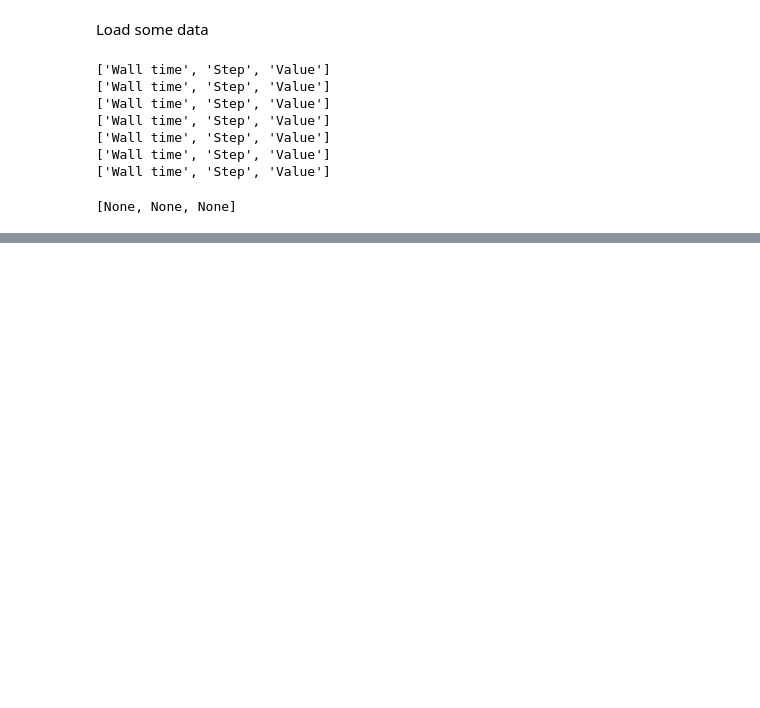
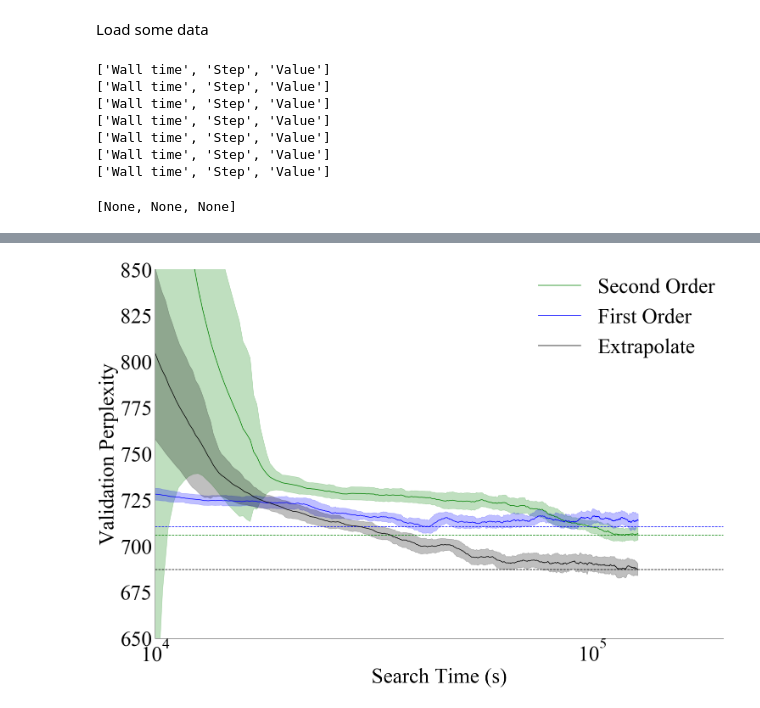
Before and after one commit to georgeadam/menas, a Jupyter notebook: src/graphing/final_train.ipynb, the cells around one changed output, grey strips where cells are left out. Drawn from its saved outputs; the diff is of its cells as text; code cells hidden in the pictures; blank space fills up the shorter version.

```diff
--- a/src/graphing/final_train.ipynb
+++ b/src/graphing/final_train.ipynb
@@ -155,0 +146,31 @@ fig.savefig(pwd + 'search_comparison.pdf', bbox_inches='tight', dpi=200)
+# %%
+# Create figure and axes.
+fig.clf()
+fig = plt.figure(figsize=(24,16))
+num_rows, num_cols = 1, 1
+axs = [fig.add_subplot(num_rows, num_cols, i+1) for i in range(num_rows * num_cols)]
+
+graph_info(axs[0], second_order_darts, 'Second Order', 'g', x_val='Wall time')
+#axs[0].semilogx(second_order_darts['Step'], second_order_darts['min_value'], c='g', label='Second Order')
+#print(second_order_darts['min_value'])
+graph_info(axs[0], first_order_darts, 'First Order', 'b', x_val='Wall time')
+graph_info(axs[0], extrapolate_darts, 'Extrapolate', 'k', x_val='Wall time')
+
+
+axs[0].set_ylim(650, 850)
+axs[0].set_xlim(10e3, 2*10e4)
+for a in axs:
+    a.legend(fancybox=True, borderaxespad=0.0, framealpha=0.0)
+axs[0].set_xlabel('Search Time (s)')
+axs[0].set_ylabel('Validation Perplexity')
+
+axs[0].tick_params(axis='x', which='both', bottom=False, top=False)
+axs[0].tick_params(axis='y', which='both', left=False, right=False)
+axs[0].grid(False)
+axs[0].spines['right'].set_visible(False)
+axs[0].spines['top'].set_visible(False)
+
+fig.savefig(pwd + 'search_comparison_time.pdf', bbox_inches='tight', dpi=200)
+#fig.clf()
+# %% [output]
+[figure, added]
```
Also changed, not shown: parts of 5 cells of this notebook, 12 other files.
